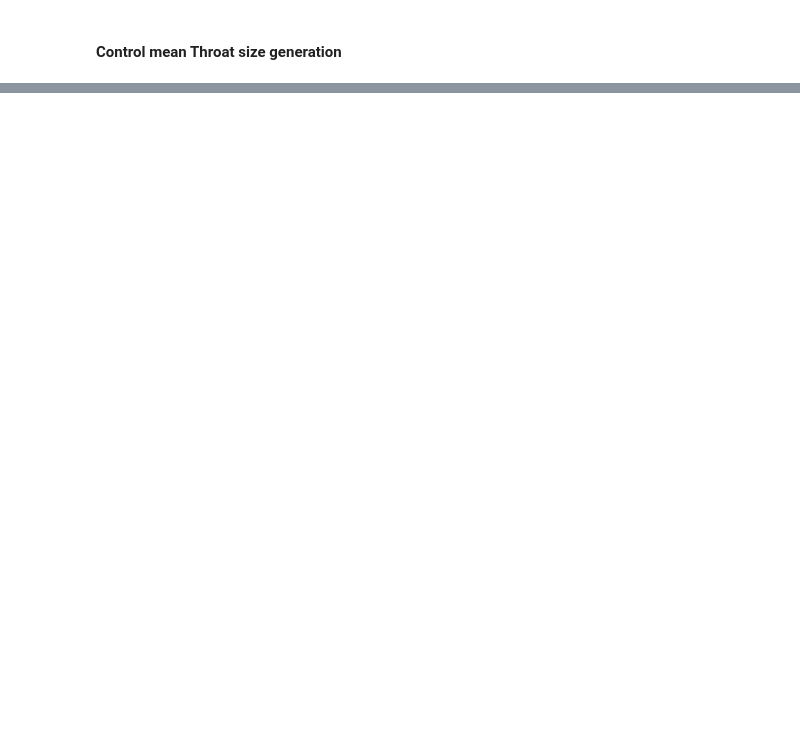
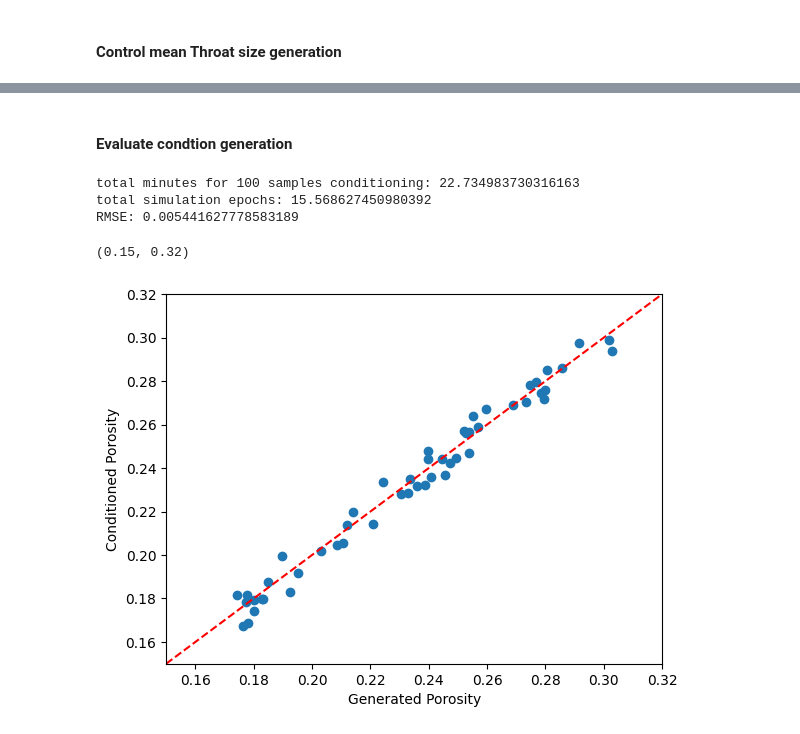
Before and after one commit to ZihanRen/cpgan, a Jupyter notebook: cpgan/eval/control_generation.ipynb, the cells around one changed output, grey strips where cells are left out. Saved outputs shown, nothing was run; the diff lists cells and outputs as text; code cells hidden in the pictures; blank space fills up the shorter version.

Commit message:
update condition - 0722

```diff
--- a/cpgan/eval/control_generation.ipynb
+++ b/cpgan/eval/control_generation.ipynb
@@ -136,0 +198,31 @@ def psd_sim(img):
+# %% [markdown]
+#### Evaluate condtion generation
+# %%
+# read pickle file
+
+with open('cond_result/porosity_dict.pkl', 'rb') as f:
+    data = pickle.load(f)
+print('total minutes for 100 samples conditioning: {}'.format(data['time']/60))
+print('total simulation epochs: {}'.format(sum(data['epoch_list'])/len(data['epoch_list'])))
+
+# calculate root mean squared error between target list and generated porosity list
+rmse = np.sqrt(np.mean((np.array(data['target_list'])-np.array(data['generate_list']))**2))
+print('RMSE: {}'.format(rmse))
+
+# scatter plot target porosity vs conditional porosity
+plt.figure()
+plt.scatter(data['generate_list'],data['target_list'])
+plt.xlabel('Generated Porosity')
+plt.ylabel('Conditioned Porosity')
+# generate a line between 0.15 and 0.32
+x = np.linspace(0.15,0.32,100)
+y = x
+plt.plot(x,y,'r--')
+plt.xlim([0.15,0.32])
+plt.ylim([0.15,0.32])
+# %% [output]
+total minutes for 100 samples conditioning: 22.734983730316163
+total simulation epochs: 15.568627450980392
+RMSE: 0.005441627778583189
+(0.15, 0.32)
+[figure, added]
```
Also changed, not shown: parts of 8 cells of this notebook, 5 other files.
